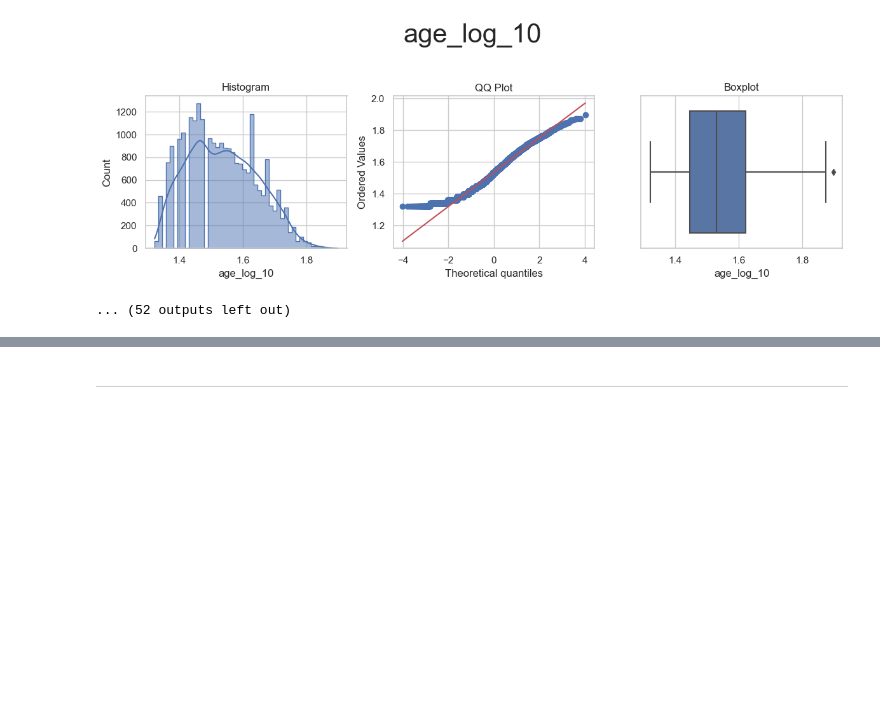
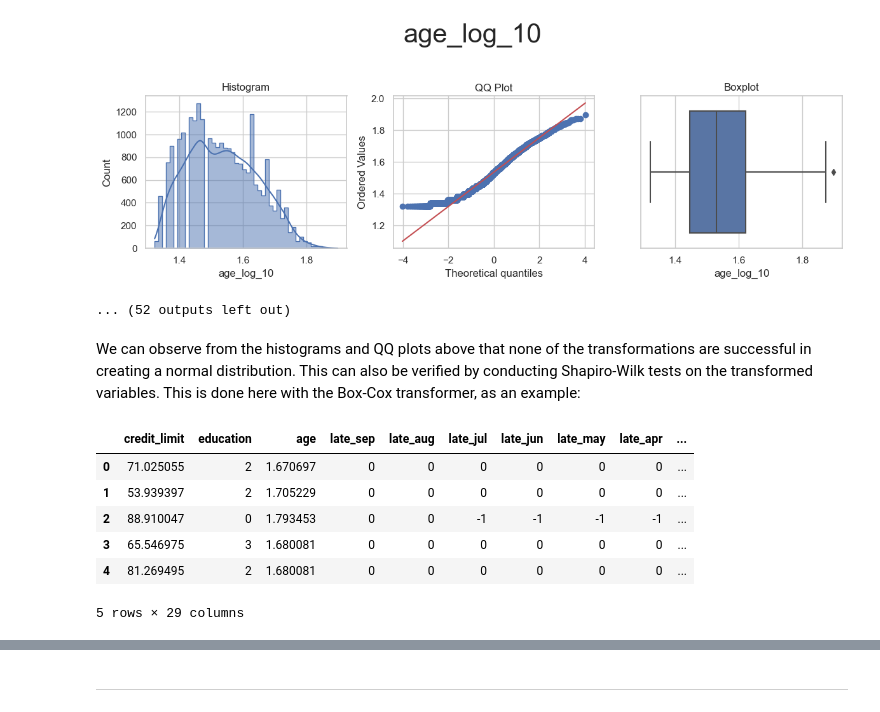
Before and after one commit to frankiesanjana/credit-card-default, a Jupyter notebook: jupyter_notebooks/04_feature_engineering.ipynb, the cells around one changed output, grey strips where cells are left out. Cells and saved outputs as stored; diff of their text form; code cells hidden in the pictures; blank space fills up the shorter version.

Commit message:
Feat: Add normality test, SC selection notebook 04

```diff
--- a/jupyter_notebooks/04_feature_engineering.ipynb
+++ b/jupyter_notebooks/04_feature_engineering.ipynb
@@ -486,0 +438,21 @@ for var in numerical_vars:
+# %% [markdown]
+We can observe from the histograms and QQ plots above that none of the transformations are successful in creating a normal distribution. This can also be verified by conducting Shapiro-Wilk tests on the transformed variables. This is done here with the Box-Cox transformer, as an example:
+# %%
+from sklearn.pipeline import Pipeline
+
+vars_to_transform = ['age', 'credit_limit']
+
+pipeline_box_cox = Pipeline([
+    ('Box-Cox-Transformer', BoxCoxTransformer(variables=vars_to_transform))
+])
+
+df_box_cox = pipeline_box_cox.fit_transform(df)
+df_box_cox.head()
+# %% [output]
+|  | credit_limit | education | age | late_sep | late_aug | late_jul | late_jun | late_may | late_apr | ... |
+| 0 | 71.025055 | 2 | 1.670697 | 0 | 0 | 0 | 0 | 0 | 0 | ... |
+| 1 | 53.939397 | 2 | 1.705229 | 0 | 0 | 0 | 0 | 0 | 0 | ... |
+| 2 | 88.910047 | 0 | 1.793453 | 0 | 0 | -1 | -1 | -1 | -1 | ... |
+| 3 | 65.546975 | 3 | 1.680081 | 0 | 0 | 0 | 0 | 0 | 0 | ... |
+| 4 | 81.269495 | 2 | 1.680081 | 0 | 0 | 0 | 0 | 0 | 0 | ... |
+5 rows × 29 columns
```
Also changed, not shown: parts of 11 cells of this notebook.
